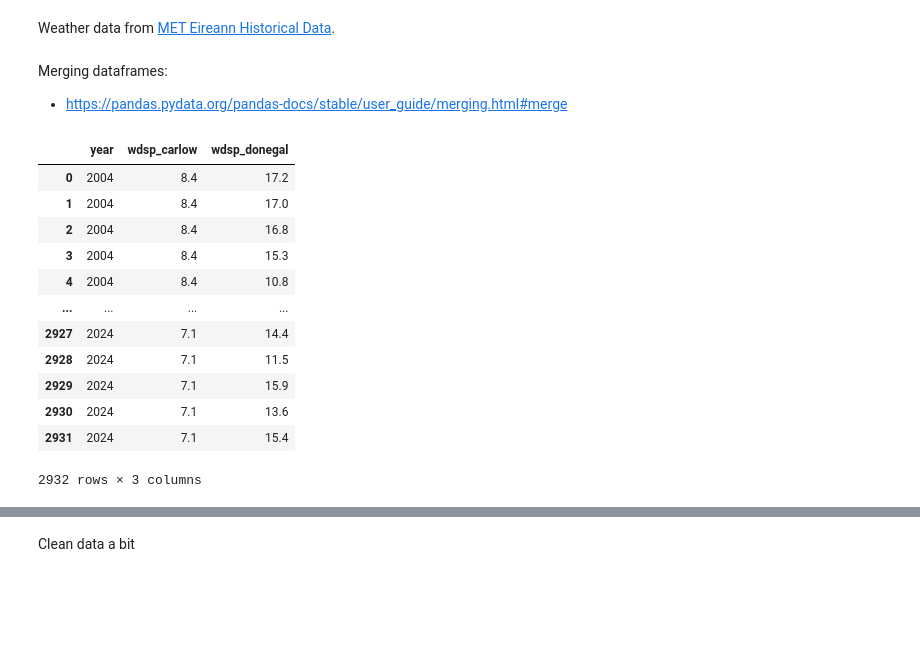
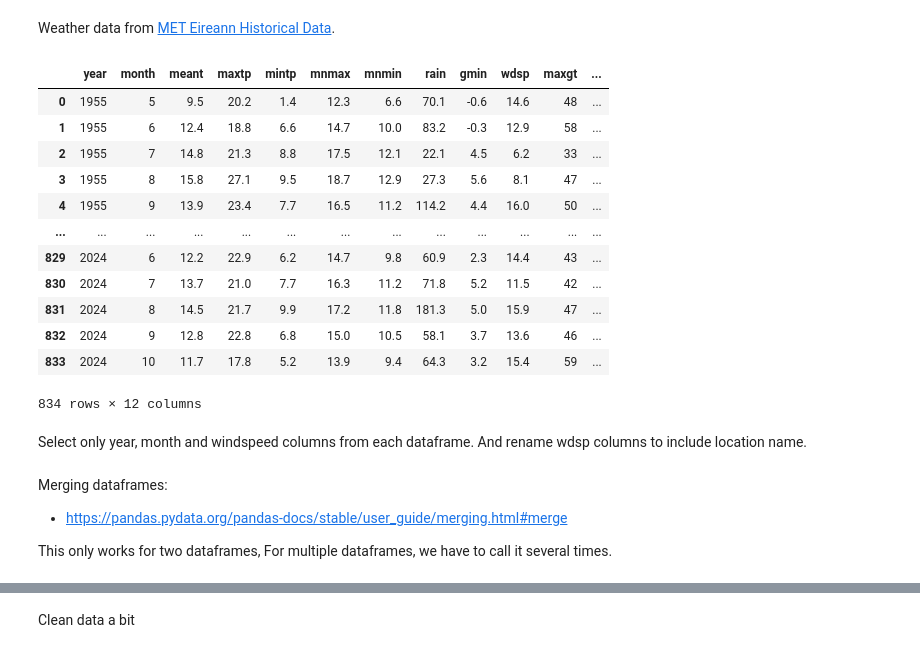
Before and after one commit to holmstead/PFDA, a Jupyter notebook: project/windspeed.ipynb, the cells around one changed output, grey strips where cells are left out. Saved outputs shown, nothing was run; the diff lists cells and outputs as text; code cells hidden in the pictures; blank space fills up the shorter version.

```diff
--- a/project/windspeed.ipynb
+++ b/project/windspeed.ipynb
@@ -36,0 +35,18 @@ donegal_selected.rename(columns={'wdsp': 'wdsp_donegal'}, inplace=True)
+# %%
+donegal_df
+# %% [output]
+|  | year | month | meant | maxtp | mintp | mnmax | mnmin | rain | gmin | wdsp | maxgt | ... |
+| 0 | 1955 | 5 | 9.5 | 20.2 | 1.4 | 12.3 | 6.6 | 70.1 | -0.6 | 14.6 | 48 | ... |
+| 1 | 1955 | 6 | 12.4 | 18.8 | 6.6 | 14.7 | 10.0 | 83.2 | -0.3 | 12.9 | 58 | ... |
+| 2 | 1955 | 7 | 14.8 | 21.3 | 8.8 | 17.5 | 12.1 | 22.1 | 4.5 | 6.2 | 33 | ... |
+| 3 | 1955 | 8 | 15.8 | 27.1 | 9.5 | 18.7 | 12.9 | 27.3 | 5.6 | 8.1 | 47 | ... |
+| 4 | 1955 | 9 | 13.9 | 23.4 | 7.7 | 16.5 | 11.2 | 114.2 | 4.4 | 16.0 | 50 | ... |
+| ... | ... | ... | ... | ... | ... | ... | ... | ... | ... | ... | ... | ... |
+| 829 | 2024 | 6 | 12.2 | 22.9 | 6.2 | 14.7 | 9.8 | 60.9 | 2.3 | 14.4 | 43 | ... |
+| 830 | 2024 | 7 | 13.7 | 21.0 | 7.7 | 16.3 | 11.2 | 71.8 | 5.2 | 11.5 | 42 | ... |
+| 831 | 2024 | 8 | 14.5 | 21.7 | 9.9 | 17.2 | 11.8 | 181.3 | 5.0 | 15.9 | 47 | ... |
+| 832 | 2024 | 9 | 12.8 | 22.8 | 6.8 | 15.0 | 10.5 | 58.1 | 3.7 | 13.6 | 46 | ... |
+| 833 | 2024 | 10 | 11.7 | 17.8 | 5.2 | 13.9 | 9.4 | 64.3 | 3.2 | 15.4 | 59 | ... |
+834 rows × 12 columns
+# %% [markdown]
+Select only year, month and windspeed columns from each dataframe. And rename wdsp columns to include location name.
@@ -38,3 +69,5 @@ donegal_selected.rename(columns={'wdsp': 'wdsp_donegal'}, inplace=True)
 Merging dataframes:
 
 - https://pandas.pydata.org/pandas-docs/stable/user_guide/merging.html#merge
+
+This only works for two dataframes, For multiple dataframes, we have to call it several times.
@@ -44,18 +73,0 @@ combined_df = pd.merge(carlow_selected, donegal_selected, on='year')
-# %%
-df=combined_df
-# print truncated version of dataframe
-combined_df
-# %% [output]
-|  | year | wdsp_carlow | wdsp_donegal |
-| 0 | 2004 | 8.4 | 17.2 |
-| 1 | 2004 | 8.4 | 17.0 |
-| 2 | 2004 | 8.4 | 16.8 |
-| 3 | 2004 | 8.4 | 15.3 |
-| 4 | 2004 | 8.4 | 10.8 |
-| ... | ... | ... | ... |
-| 2927 | 2024 | 7.1 | 14.4 |
-| 2928 | 2024 | 7.1 | 11.5 |
-| 2929 | 2024 | 7.1 | 15.9 |
-| 2930 | 2024 | 7.1 | 13.6 |
-| 2931 | 2024 | 7.1 | 15.4 |
-2932 rows × 3 columns
```
Also changed, not shown: parts of 19 cells of this notebook.
